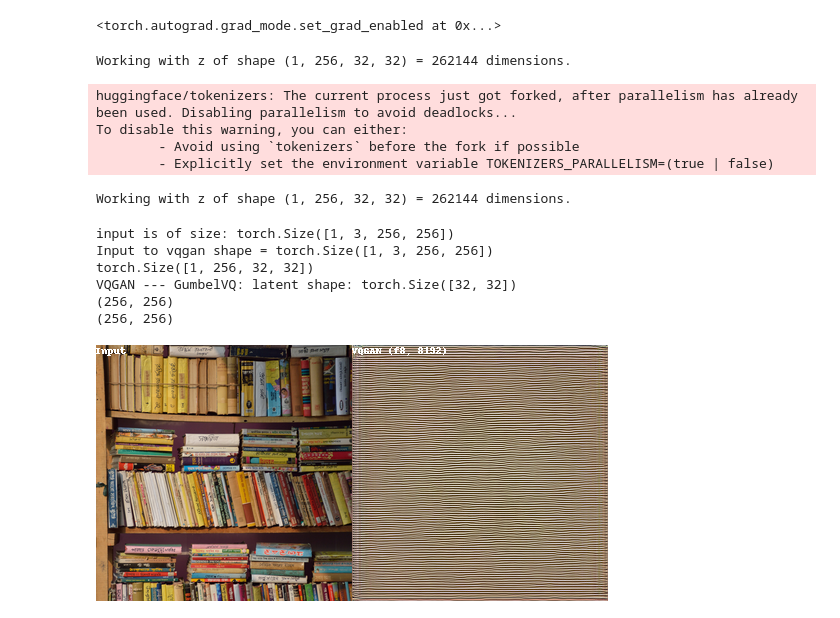
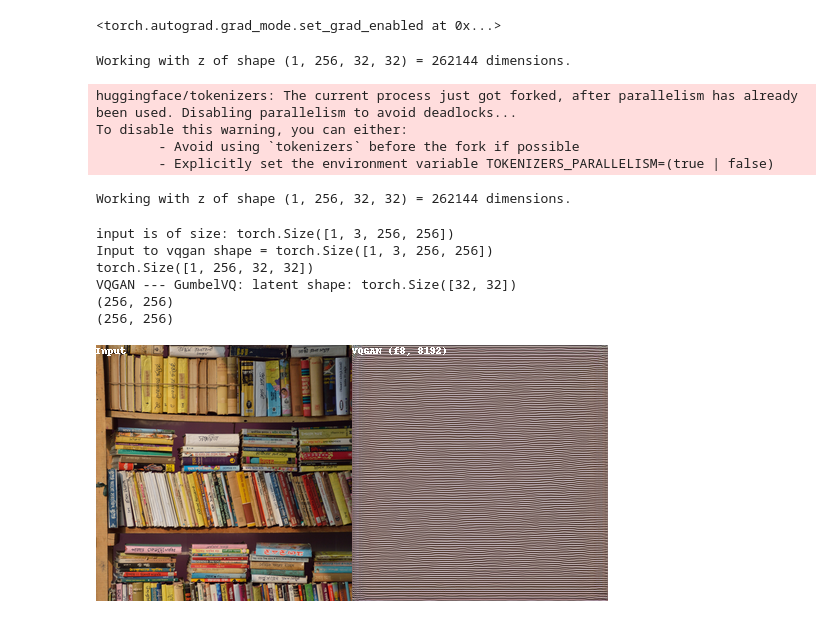
Before and after one commit to BrunoNeira-cmu/taming-transformers-10623-project, a Jupyter notebook: test_checkpt_output.ipynb, the cells around one changed output. Cells and saved outputs as stored; diff of their text form; code cells hidden in the pictures.

```diff
--- a/test_checkpt_output.ipynb
+++ b/test_checkpt_output.ipynb
@@ -233,39 +212,39 @@ config32x32 = load_config("logs/vqgan_gumbel_f8/configs/model.yaml", display=Fal
 model32x32 = load_vqgan(config32x32, ckpt_path="logs/vqgan_gumbel_f8/checkpoints/last.ckpt", is_gumbel=True).to(device)
 config_path = "logs/vqgan_gumbel_f8/configs/model.yaml"
 chkpt_path = "logs/vqgan_gumbel_f8/checkpoints/last.ckpt"
-model = T2IEmbeddingForcing(512, 32, 256, config_path, chkpt_path, True)
-model_path = "embedding_forcing.pth"
+model = T2IEmbeddingInput(512, 32, 256, config_path, chkpt_path, True)
+model_path = "embedding_input.pth"
 model.load_state_dict(torch.load(model_path))
 
 model.eval()
 model.to(device)
 
 titles=["Input", "VQGAN (f8, 8192)"]
 
 def reconstruction_pipeline(url, size=320):
   x_vqgan = preprocess(download_image(url), target_image_size=size, map_dalle=False)
   x_vqgan = x_vqgan.to(device)
 
   print(f"input is of size: {x_vqgan.shape}")
   x0        = reconstruct_with_vqgan(preprocess_vqgan(x_vqgan), model32x32)
   x0_t2i    = model.generate(["cat"])
   pil_input = custom_to_pil(preprocess_vqgan(x_vqgan[0]))
   pil_x1    = custom_to_pil(x0_t2i[0])
   img       = stack_reconstructions(pil_input, pil_x1, titles=titles)
   return img
 
 reconstruction_pipeline(url='https://heibox.uni-heidelberg.de/f/6f12b330eb564d288d76/?dl=1', size=256)
 # %% [output]
 Working with z of shape (1, 256, 32, 32) = 262144 dimensions.
 huggingface/tokenizers: The current process just got forked, after parallelism has already been used. Disabling parallelism to avoid deadlocks...
 To disable this warning, you can either:
         - Avoid using `tokenizers` before the fork if possible
         - Explicitly set the environment variable TOKENIZERS_PARALLELISM=(true | false)
 Working with z of shape (1, 256, 32, 32) = 262144 dimensions.
 input is of size: torch.Size([1, 3, 256, 256])
 Input to vqgan shape = torch.Size([1, 3, 256, 256])
 torch.Size([1, 256, 32, 32])
 VQGAN --- GumbelVQ: latent shape: torch.Size([32, 32])
 (256, 256)
 (256, 256)
-[figure, old version]
+[figure, new version]
```
Also changed, not shown: parts of 1 cell of this notebook, 7 other files.
